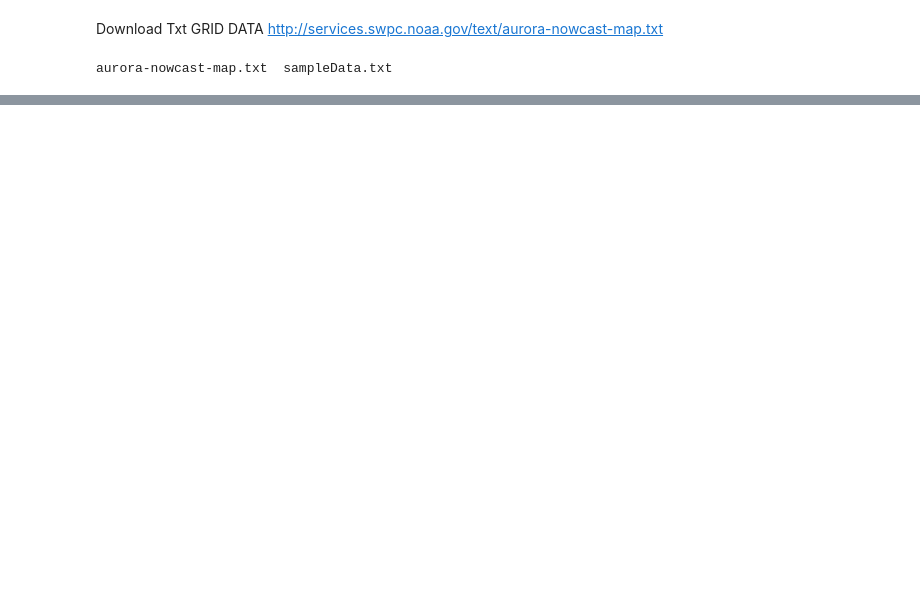
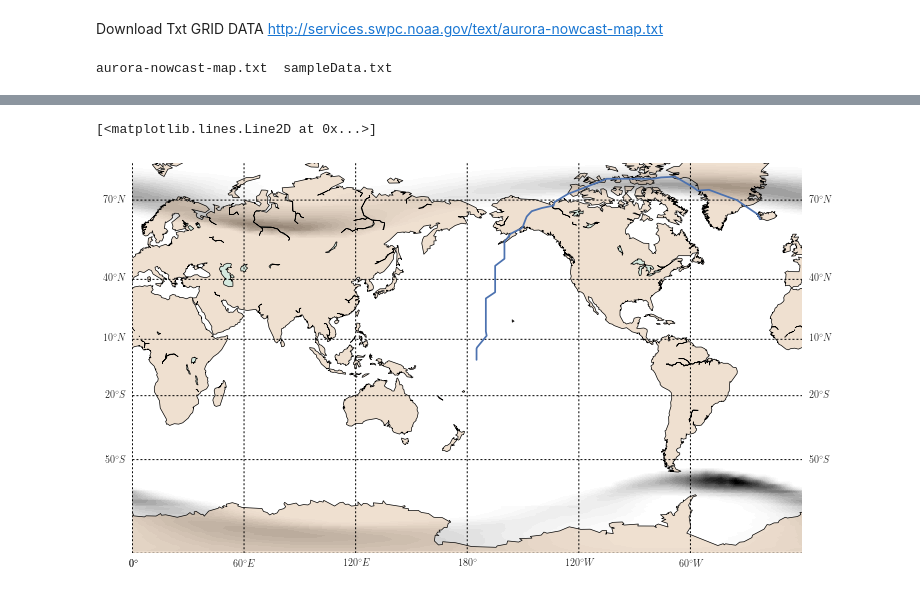
Before and after one commit to ax3l91/space-apps-2017-mayday-athens, a Jupyter notebook: AuroraNotebook.ipynb, the cells around one changed output, grey strips where cells are left out. Drawn from its saved outputs; the diff is of its cells as text; code cells hidden in the pictures; blank space fills up the shorter version.

```diff
--- a/AuroraNotebook.ipynb
+++ b/AuroraNotebook.ipynb
@@ -49,0 +49,17 @@ plt.show()
+# %%
+nlats = 512
+nlons = 1024
+lats=np.linspace(-90,90,nlats)
+lons=np.linspace(0,360,nlons)
+#m = Basemap(projection='ortho',lat_0=70,lon_0=-100,resolution='l')
+m=Basemap(llcrnrlon=0,llcrnrlat=-80,urcrnrlon=360,urcrnrlat=80,projection='mill')
+m.drawcoastlines(linewidth=0.7)
+m.fillcontinents(color='#cc9966',lake_color='#99ffff',alpha=0.3)
+m.drawparallels(np.arange(-80,81,30),labels=[1,1,0,0])
+m.drawmeridians(np.arange(0,360,60),labels=[0,0,0,1])
+#m.contourf(lats,lons,aurora)
+m.imshow(aurora)
+m.plot(lon,lat,latlon=True)
+# %% [output]
+[<matplotlib.lines.Line2D at 0x...>]
+[figure, added]
```
Also changed, not shown: parts of 13 cells of this notebook.
